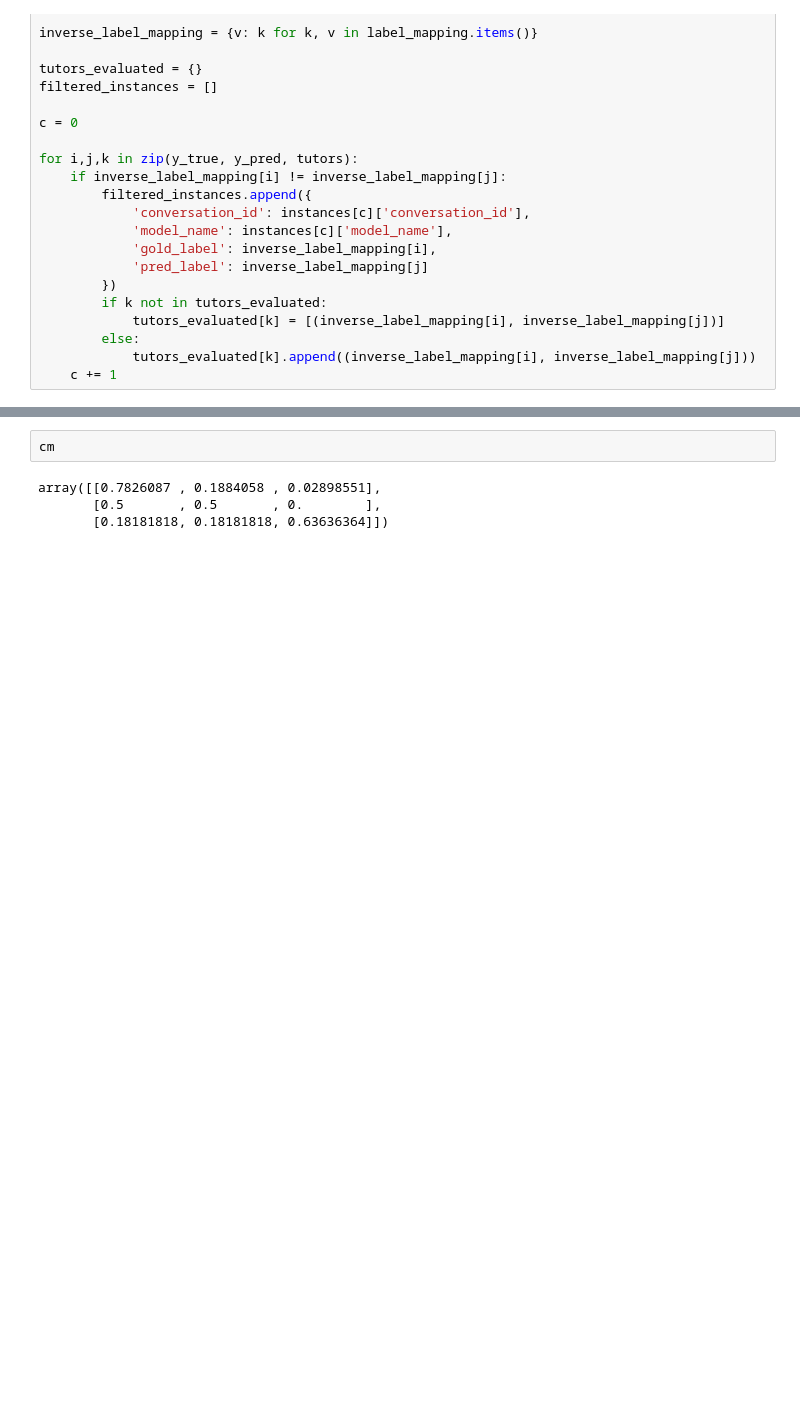
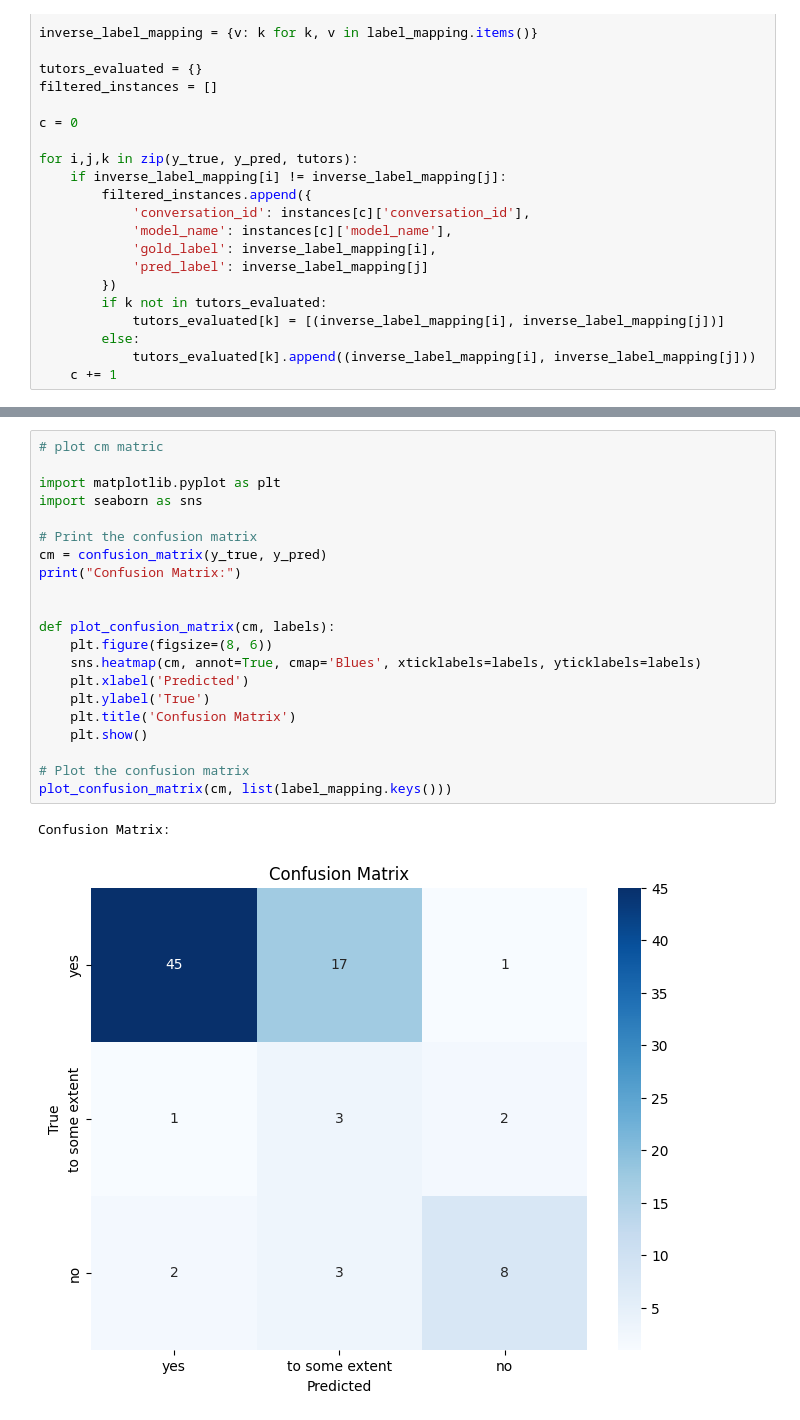
Before and after one commit to AhmedAbdel-Aal/BEA25_sharedtask, a Jupyter notebook: analysis.ipynb, the cells around one changed output, grey strips where cells are left out. Drawn from its saved outputs; the diff is of its cells as text; blank space fills up the shorter version.

```diff
--- a/analysis.ipynb
+++ b/analysis.ipynb
@@ -238,6 +237,24 @@ Confusion Matrix:
-# %%
-cm
-# %% [output]
-array([[0.7826087 , 0.1884058 , 0.02898551],
-       [0.5       , 0.5       , 0.        ],
-       [0.18181818, 0.18181818, 0.63636364]])
+# %%
+# plot cm matric
+
+import matplotlib.pyplot as plt
+import seaborn as sns
+
+# Print the confusion matrix
+cm = confusion_matrix(y_true, y_pred)
+print("Confusion Matrix:")
+
+
+def plot_confusion_matrix(cm, labels):
+    plt.figure(figsize=(8, 6))
+    sns.heatmap(cm, annot=True, cmap='Blues', xticklabels=labels, yticklabels=labels)
+    plt.xlabel('Predicted')
+    plt.ylabel('True')
+    plt.title('Confusion Matrix')
+    plt.show()
+
+# Plot the confusion matrix
+plot_confusion_matrix(cm, list(label_mapping.keys()))
+# %% [output]
+Confusion Matrix:
+[figure, added]
```
Also changed, not shown: parts of 8 cells of this notebook, 8 other files.
